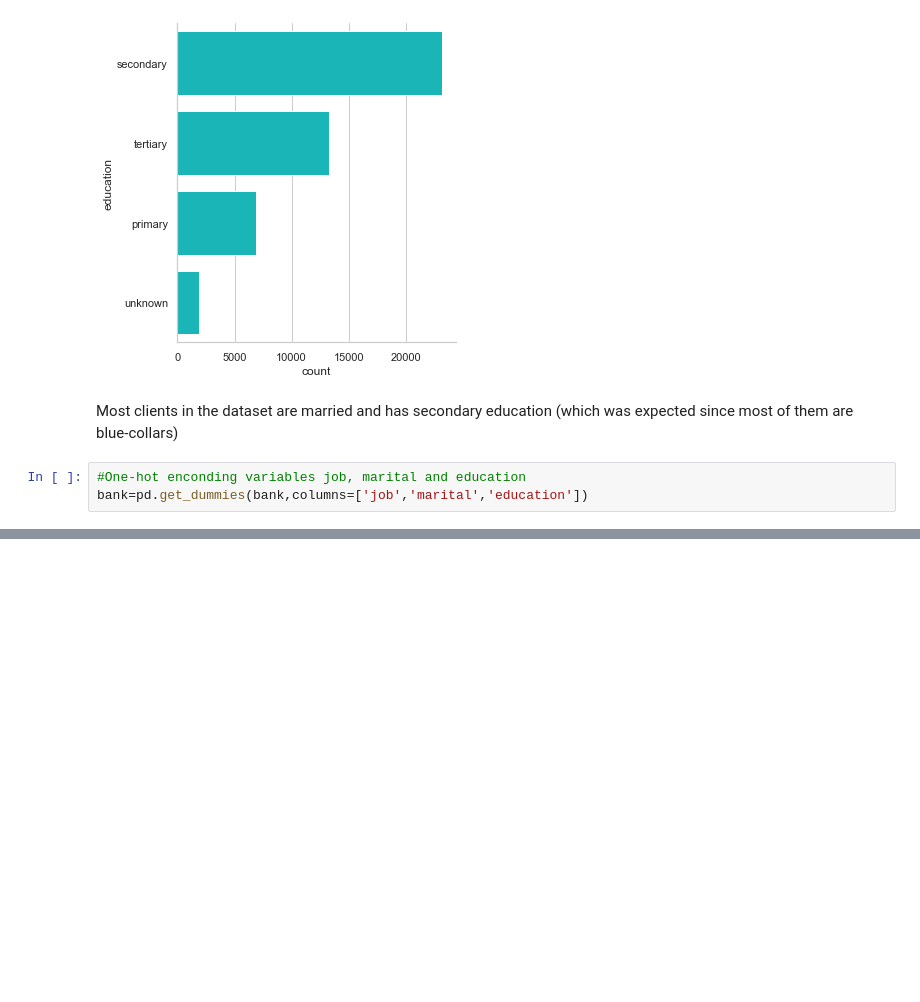
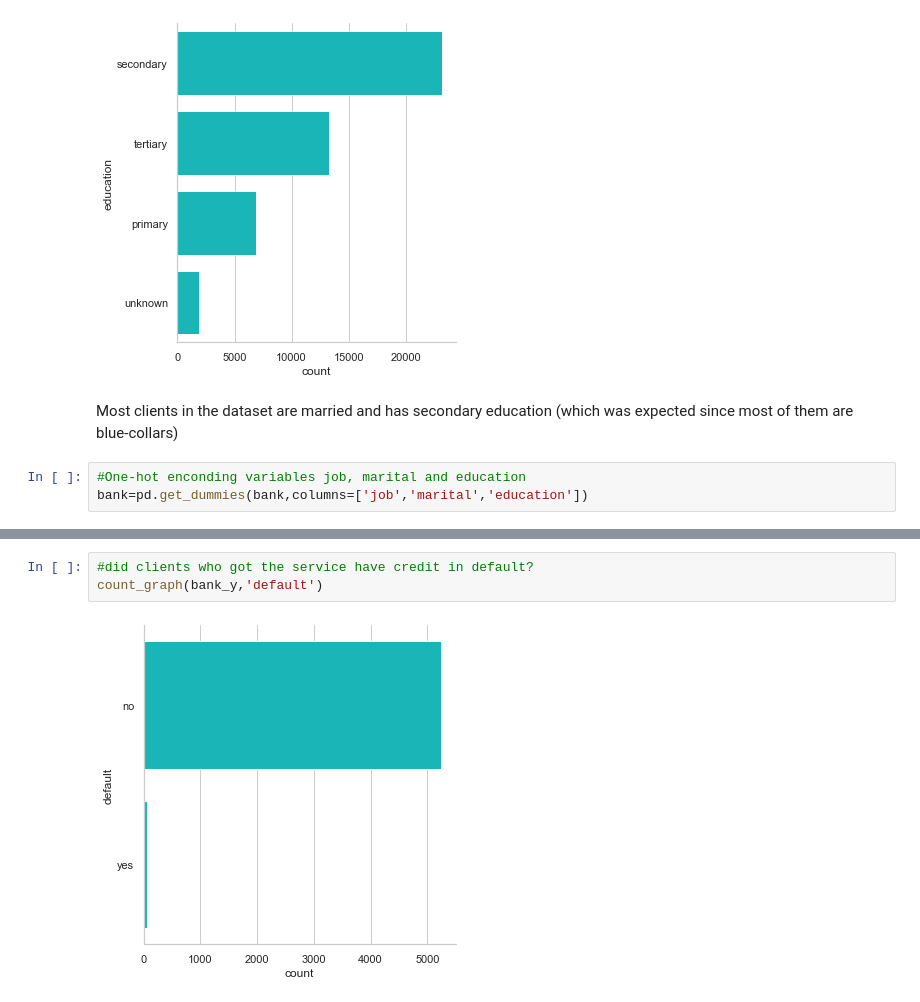
Before and after one commit to nataliablock/bank_marketing_prediction, a Jupyter notebook: bank_marketing_pred.ipynb, the cells around one changed output, grey strips where cells are left out. Cells and saved outputs as stored; diff of their text form; blank space fills up the shorter version.

```diff
--- a/bank_marketing_pred.ipynb
+++ b/bank_marketing_pred.ipynb
@@ -154,0 +161,5 @@ bank=pd.get_dummies(bank,columns=['job','marital','education'])
+# %%
+#did clients who got the service have credit in default?
+count_graph(bank_y,'default')
+# %% [output]
+[figure, added]
```
Also changed, not shown: parts of 20 cells of this notebook.
